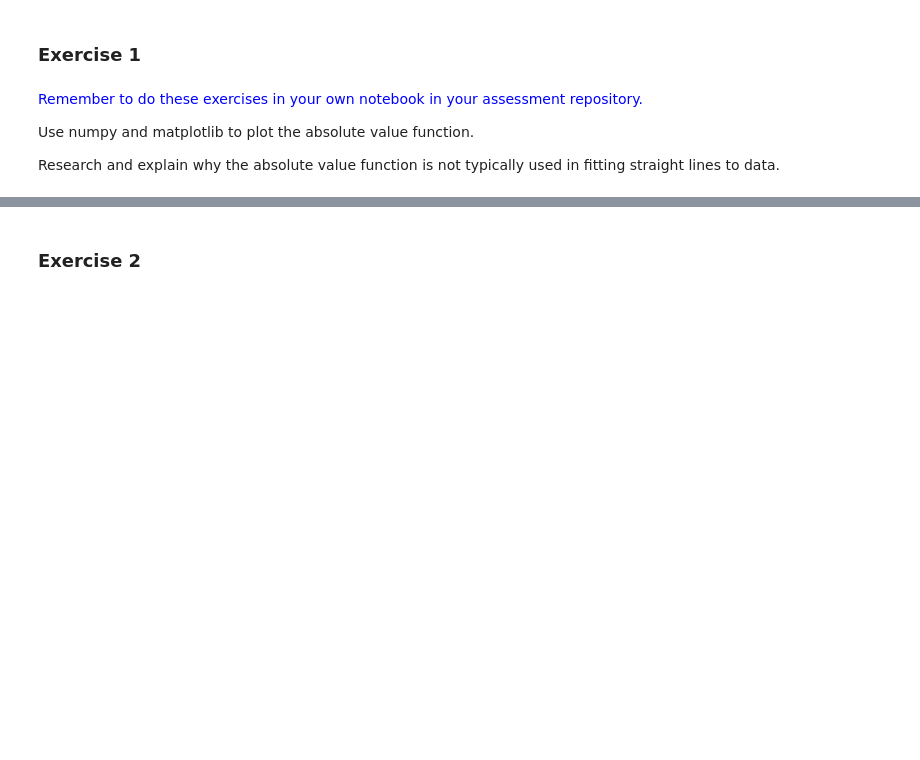
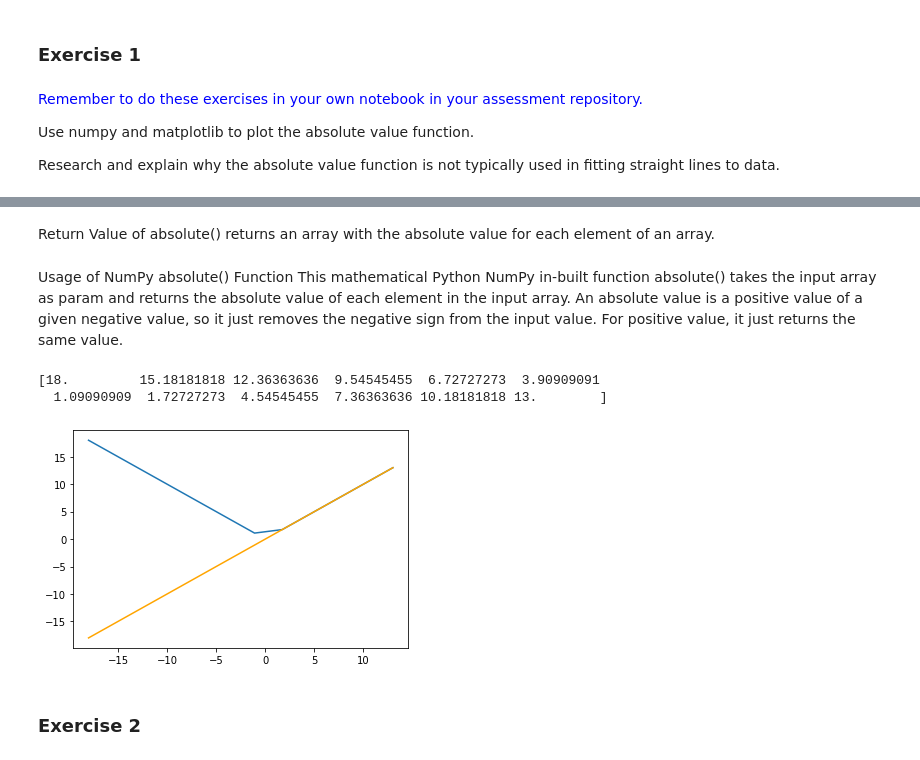
Before and after one commit to doodymack/Machine_Learn_Stats-Assessment, a Jupyter notebook: practicals/02-models_coursework (part).ipynb, the cells around one changed output, grey strips where cells are left out. Saved outputs shown, nothing was run; the diff lists cells and outputs as text; code cells hidden in the pictures; blank space fills up the shorter version.

```diff
--- a/practicals/02-models_coursework (part).ipynb
+++ b/practicals/02-models_coursework (part).ipynb
@@ -13,0 +85,5 @@ Research and explain why the absolute value function is not typically used in fi
+# %% [markdown]
+Return Value of absolute() returns an array with the absolute value for each element of an array.
+# %% [markdown]
+Usage of NumPy absolute() Function
+This mathematical Python NumPy in-built function absolute() takes the input array as param and returns the absolute value of each element in the input array. An absolute value is a positive value of a given negative value, so it just removes the negative sign from the input value. For positive value, it just returns the same value.
@@ -14,3 +133,28 @@ Research and explain why the absolute value function is not typically used in fi
+# %%
+# Get the Absolute Values on Graphical Representation
+# By using the matplotlib.pyplot, we can represent the absolute values in a graphical representation.
+
+import numpy as np
+import matplotlib.pyplot as plt
+
+# Use np.absolute function to graphical representation
+arr = np.linspace(start = -18, stop = 13,
+                num = 12, endpoint = True)
+
+arr2 = np.absolute(arr)
+print(arr2)
+
+plt.plot(arr, np.absolute(arr))
+plt.plot(arr, arr, color = 'orange')
+plt.show()
+
+# Output
+# [18.         15.18181818 12.36363636  9.54545455  6.72727273  3.90909091
+#   1.09090909  1.72727273  4.54545455  7.36363636 10.18181818 13.        ]
+# %% [output]
+[18.         15.18181818 12.36363636  9.54545455  6.72727273  3.90909091
+  1.09090909  1.72727273  4.54545455  7.36363636 10.18181818 13.        ]
+[figure, added]
 # %% [markdown]
 ### Exercise 2
 # %% [markdown]
```
Also changed, not shown: parts of 16 cells of this notebook.
